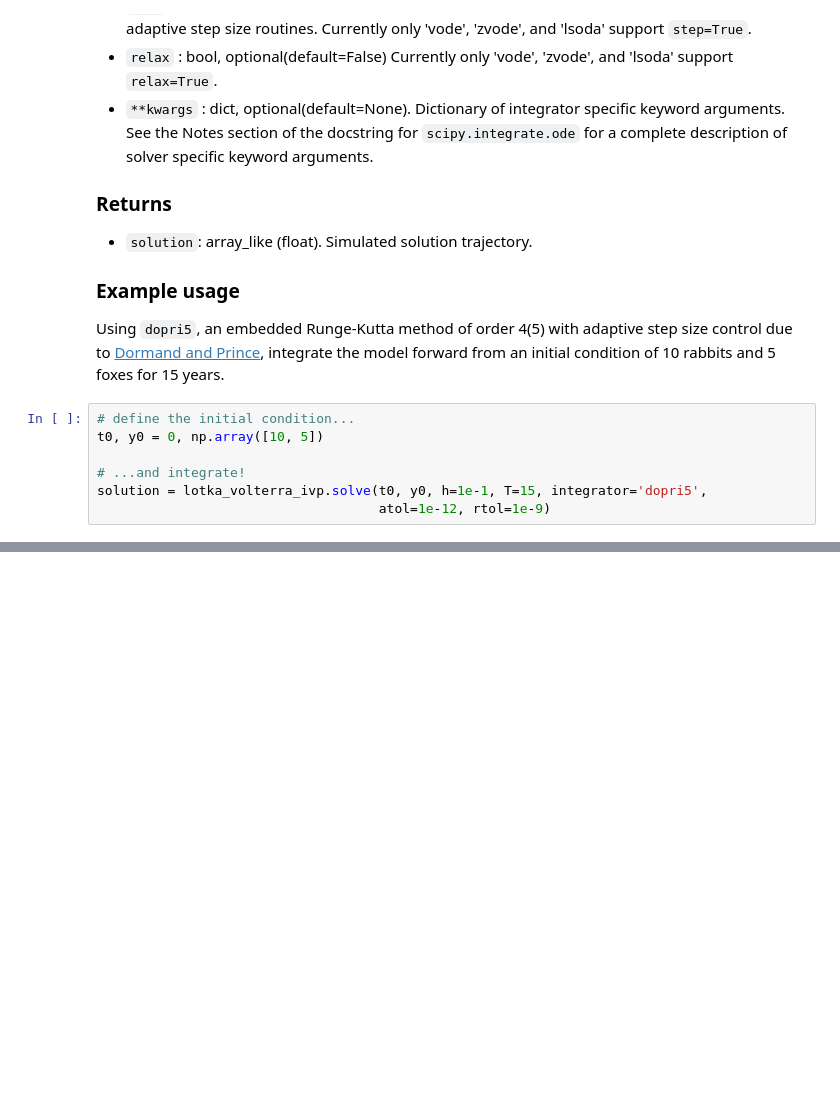
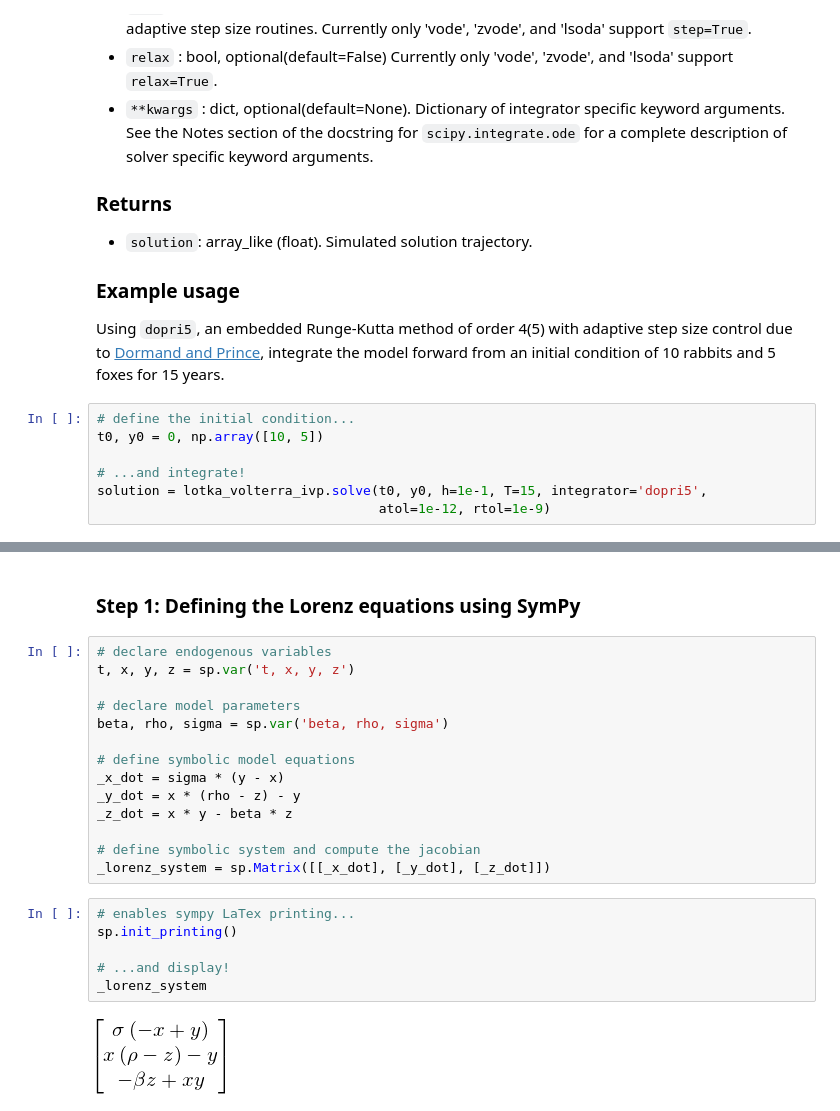
Before and after one commit to QuantEcon/QuantEcon.py, a Jupyter notebook: examples/solving_initial_value_problems.ipynb, the cells around one changed output, grey strips where cells are left out. Cells and saved outputs as stored; diff of their text form; blank space fills up the shorter version.

```diff
--- a/examples/solving_initial_value_problems.ipynb
+++ b/examples/solving_initial_value_problems.ipynb
@@ -211,0 +448,24 @@ Approximate the solution to the Lotka-Volterra model at 1000 evenly spaced point
+# %% [markdown]
+### Step 1: Defining the Lorenz equations using SymPy
+# %%
+# declare endogenous variables
+t, x, y, z = sp.var('t, x, y, z')
+
+# declare model parameters
+beta, rho, sigma = sp.var('beta, rho, sigma')
+
+# define symbolic model equations
+_x_dot = sigma * (y - x)
+_y_dot = x * (rho - z) - y
+_z_dot = x * y - beta * z
+
+# define symbolic system and compute the jacobian
+_lorenz_system = sp.Matrix([[_x_dot], [_y_dot], [_z_dot]])
+# %%
+# enables sympy LaTex printing...
+sp.init_printing()
+
+# ...and display!
+_lorenz_system
+# %% [output]
+[figure, added]
```
Also changed, not shown: parts of 59 cells of this notebook, 1 other file.
